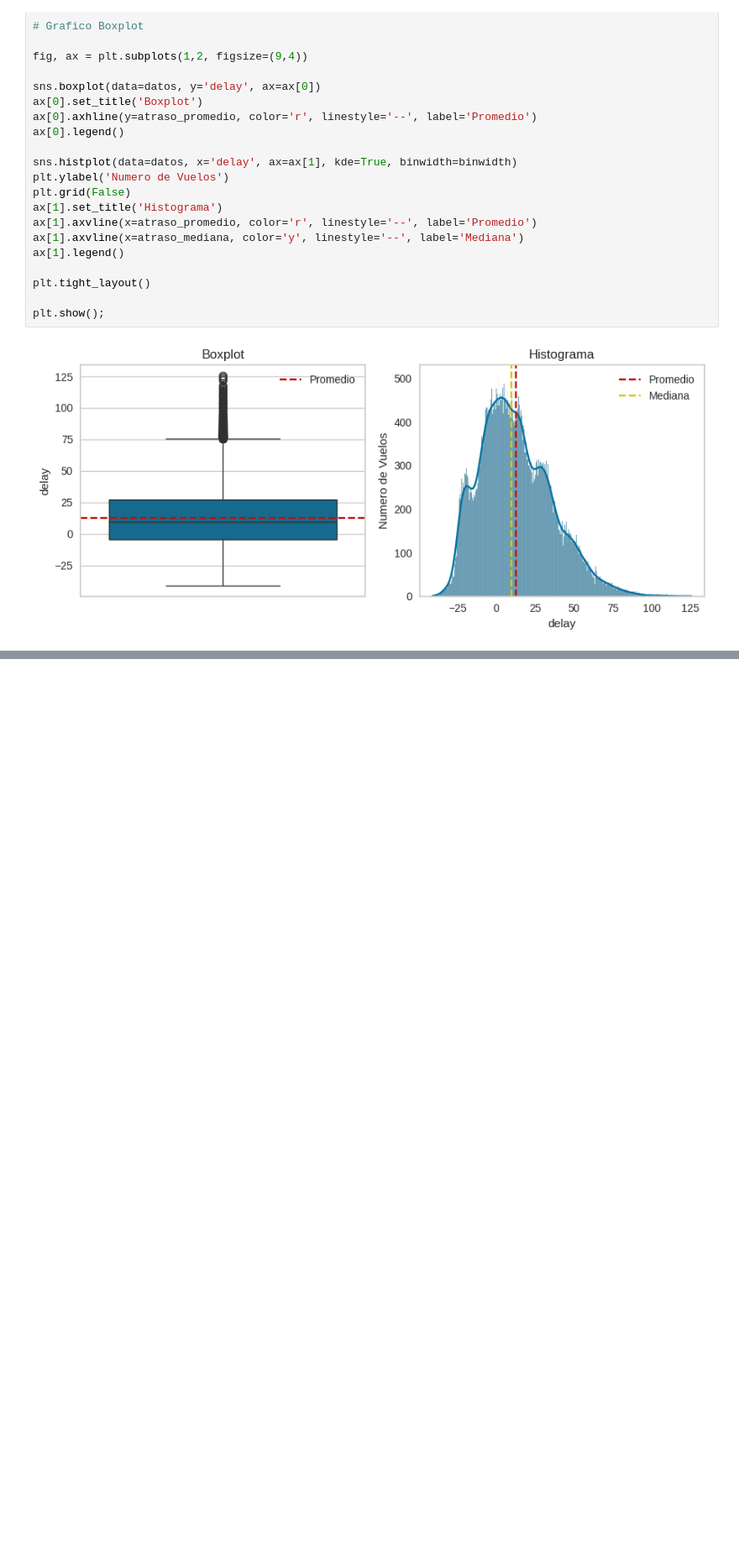
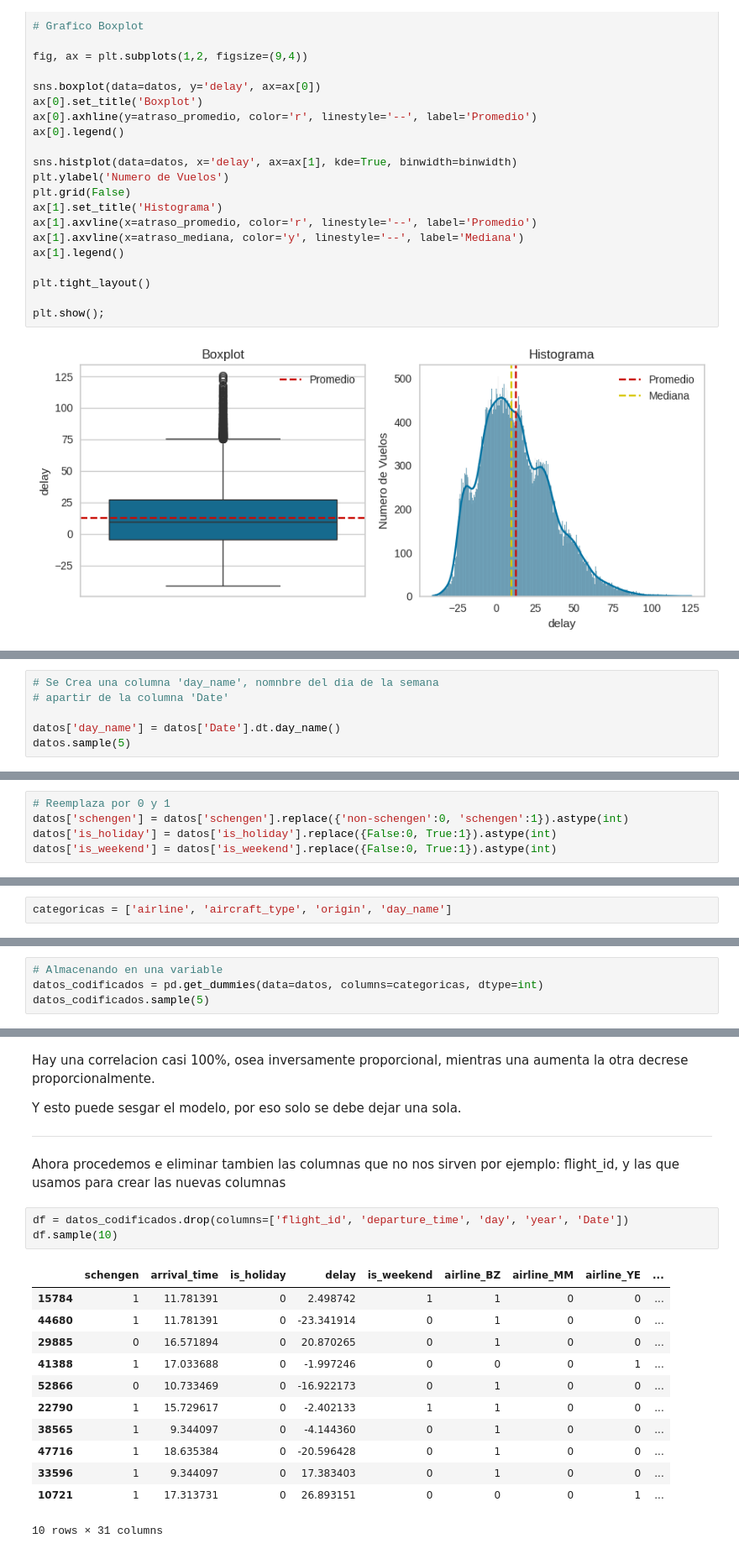
Before and after one commit to LejImkoaj/IA-aumentada, a Jupyter notebook: optimizacion_aeroportuaria.ipynb, the cells around one changed output, grey strips where cells are left out. Shown at 84% size. Saved outputs shown, nothing was run; the diff lists cells and outputs as text; blank space fills up the shorter version.

```diff
--- a/optimizacion_aeroportuaria.ipynb
+++ b/optimizacion_aeroportuaria.ipynb
@@ -204,0 +260,6 @@ plt.show();
+# %%
+# Se Crea una columna 'day_name', nomnbre del dia de la semana
+# apartir de la columna 'Date'
+
+datos['day_name'] = datos['Date'].dt.day_name()
+datos.sample(5)
@@ -204,0 +308,5 @@ plt.show();
+# %%
+# Reemplaza por 0 y 1
+datos['schengen'] = datos['schengen'].replace({'non-schengen':0, 'schengen':1}).astype(int)
+datos['is_holiday'] = datos['is_holiday'].replace({False:0, True:1}).astype(int)
+datos['is_weekend'] = datos['is_weekend'].replace({False:0, True:1}).astype(int)
@@ -204,0 +324,2 @@ plt.show();
+# %%
+categoricas = ['airline', 'aircraft_type', 'origin', 'day_name']
@@ -204,0 +336,4 @@ plt.show();
+# %%
+# Almacenando en una variable
+datos_codificados = pd.get_dummies(data=datos, columns=categoricas, dtype=int)
+datos_codificados.sample(5)
@@ -204,0 +356,23 @@ plt.show();
+# %% [markdown]
+Hay una correlacion casi 100%, osea inversamente proporcional, mientras una aumenta la otra decrese proporcionalmente.
+
+Y esto puede sesgar el modelo, por eso solo se debe dejar una sola.
+******************************
+# %% [markdown]
+Ahora procedemos e eliminar tambien las columnas que no nos sirven por ejemplo: flight_id, y las que usamos para crear las nuevas columnas
+# %%
+df = datos_codificados.drop(columns=['flight_id', 'departure_time', 'day', 'year', 'Date'])
+df.sample(10)
+# %% [output]
+|  | schengen | arrival_time | is_holiday | delay | is_weekend | airline_BZ | airline_MM | airline_YE | ... |
+| 15784 | 1 | 11.781391 | 0 | 2.498742 | 1 | 1 | 0 | 0 | ... |
+| 44680 | 1 | 11.781391 | 0 | -23.341914 | 0 | 1 | 0 | 0 | ... |
+| 29885 | 0 | 16.571894 | 0 | 20.870265 | 0 | 1 | 0 | 0 | ... |
+| 41388 | 1 | 17.033688 | 0 | -1.997246 | 0 | 0 | 0 | 1 | ... |
+| 52866 | 0 | 10.733469 | 0 | -16.922173 | 0 | 1 | 0 | 0 | ... |
+| 22790 | 1 | 15.729617 | 0 | -2.402133 | 1 | 1 | 0 | 0 | ... |
+| 38565 | 1 | 9.344097 | 0 | -4.144360 | 0 | 1 | 0 | 0 | ... |
+| 47716 | 1 | 18.635384 | 0 | -20.596428 | 0 | 1 | 0 | 0 | ... |
+| 33596 | 1 | 9.344097 | 0 | 17.383403 | 0 | 1 | 0 | 0 | ... |
+| 10721 | 1 | 17.313731 | 0 | 26.893151 | 0 | 0 | 0 | 1 | ... |
+10 rows × 31 columns
```
Also changed, not shown: parts of 19 cells of this notebook.
